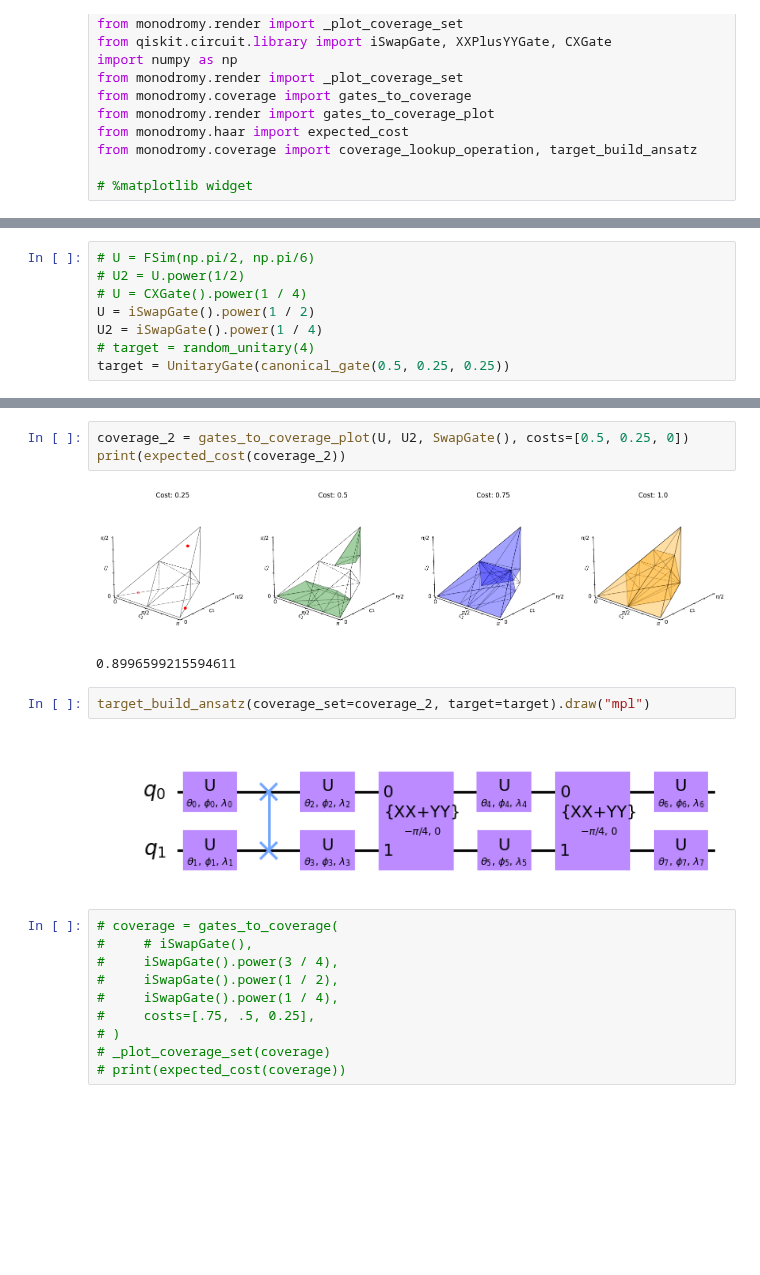
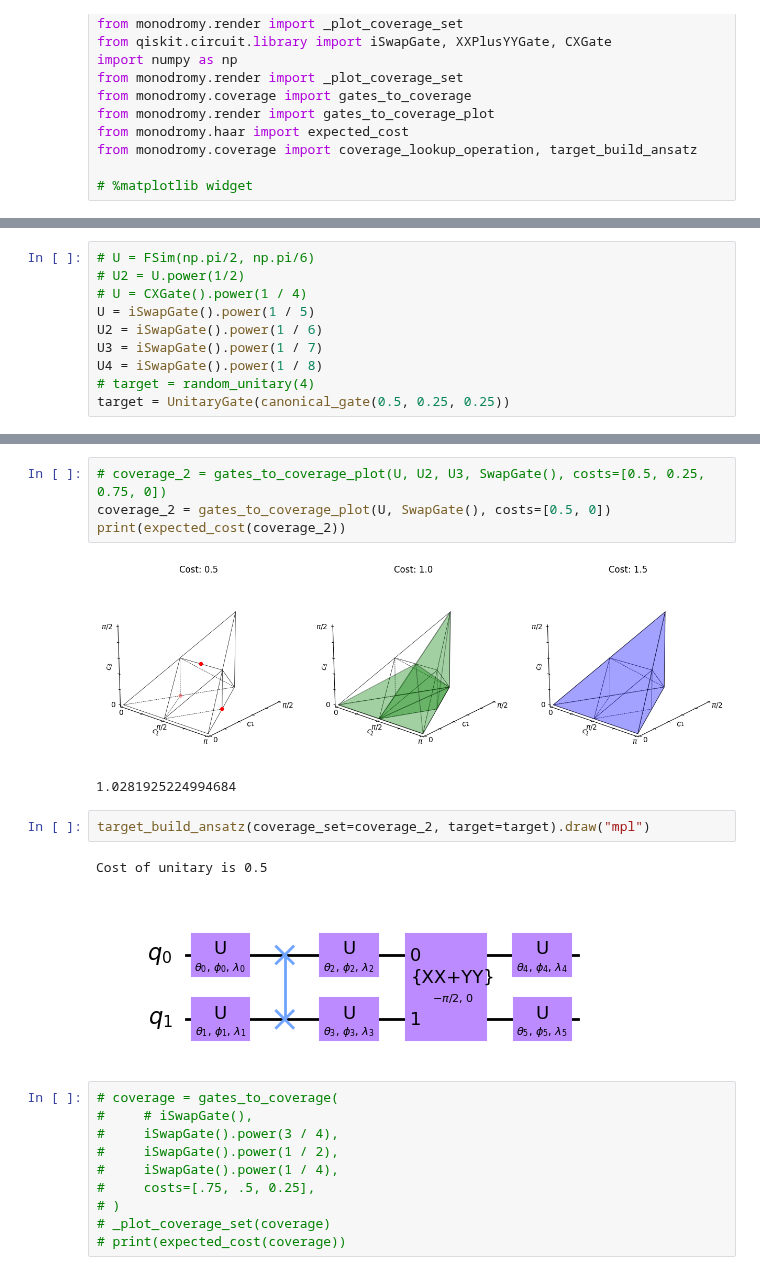
Before and after one commit to Pitt-JonesLab/mirror-gates, a Jupyter notebook: src/notebooks/weyl_mirrors.ipynb, the cells around one changed output, grey strips where cells are left out. Drawn from its saved outputs; the diff is of its cells as text; blank space fills up the shorter version.

```diff
--- a/src/notebooks/weyl_mirrors.ipynb
+++ b/src/notebooks/weyl_mirrors.ipynb
@@ -44,7 +44,9 @@ plt.show()
 # U = FSim(np.pi/2, np.pi/6)
 # U2 = U.power(1/2)
 # U = CXGate().power(1 / 4)
-U = iSwapGate().power(1 / 2)
-U2 = iSwapGate().power(1 / 4)
+U = iSwapGate().power(1 / 5)
+U2 = iSwapGate().power(1 / 6)
+U3 = iSwapGate().power(1 / 7)
+U4 = iSwapGate().power(1 / 8)
 # target = random_unitary(4)
 target = UnitaryGate(canonical_gate(0.5, 0.25, 0.25))
@@ -61,13 +67,15 @@ target_build_ansatz(coverage_set=coverage_1, target=target).draw("mpl")
 # %%
-coverage_2 = gates_to_coverage_plot(U, U2, SwapGate(), costs=[0.5, 0.25, 0])
+# coverage_2 = gates_to_coverage_plot(U, U2, U3, SwapGate(), costs=[0.5, 0.25, 0.75, 0])
+coverage_2 = gates_to_coverage_plot(U, SwapGate(), costs=[0.5, 0])
 print(expected_cost(coverage_2))
 # %% [output]
-[figure, old version]
+[figure, new version]
-0.8996599215594611
+1.0281925224994684
 # %%
 target_build_ansatz(coverage_set=coverage_2, target=target).draw("mpl")
 # %% [output]
+Cost of unitary is 0.5
-[figure, old version]
+[figure, new version]
 # %%
 # coverage = gates_to_coverage(
 #     # iSwapGate(),
```
Also changed, not shown: parts of 4 cells of this notebook, 3 other files.
